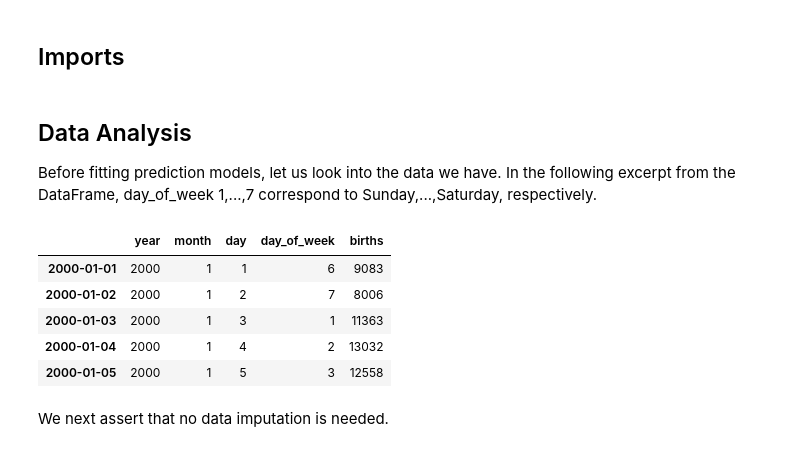
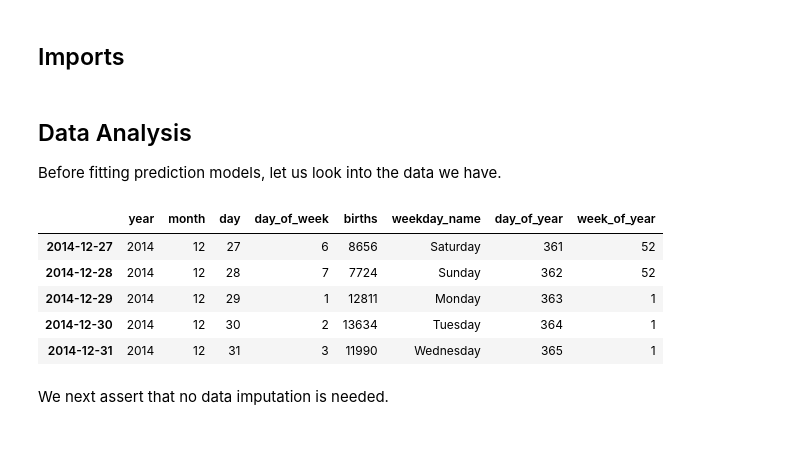
Before and after one commit to inon-peled/dtu_bda_project, a Jupyter notebook: bda_project_us_births.ipynb, the cells around one changed output. Saved outputs shown, nothing was run; the diff lists cells and outputs as text; code cells hidden in the pictures.

```diff
--- a/bda_project_us_births.ipynb
+++ b/bda_project_us_births.ipynb
@@ -16,22 +15,25 @@ import pandas as pd
 # %% [markdown]
 ## Data Analysis
 
-Before fitting prediction models, let us look into the data we have. In the following excerpt from the DataFrame, day_of_week 1,...,7 correspond to Sunday,...,Saturday, respectively.
+Before fitting prediction models, let us look into the data we have.
 # %%
 births_2000s_df = pd.read_csv('US_births_2000-2014_SSA.csv')
 births_2000s_df_with_index = births_2000s_df\
     .rename(columns={'date_of_month': 'day'})\
     .set_index(pd.to_datetime(
         births_2000s_df.rename(columns={'date_of_month': 'day'})
-        [['year', 'month', 'day']]))
-births_2000s_df_with_index.head()
+        [['year', 'month', 'day']]))\
+    .assign(weekday_name=lambda df: df.index.weekday_name)\
+    .assign(day_of_year=lambda df: df.index.dayofyear)\
+    .assign(week_of_year=lambda df: df.index.weekofyear)
+births_2000s_df_with_index.tail()
 # %% [output]
-|  | year | month | day | day_of_week | births |
-| 2000-01-01 | 2000 | 1 | 1 | 6 | 9083 |
-| 2000-01-02 | 2000 | 1 | 2 | 7 | 8006 |
-| 2000-01-03 | 2000 | 1 | 3 | 1 | 11363 |
-| 2000-01-04 | 2000 | 1 | 4 | 2 | 13032 |
-| 2000-01-05 | 2000 | 1 | 5 | 3 | 12558 |
+|  | year | month | day | day_of_week | births | weekday_name | day_of_year | week_of_year |
+| 2014-12-27 | 2014 | 12 | 27 | 6 | 8656 | Saturday | 361 | 52 |
+| 2014-12-28 | 2014 | 12 | 28 | 7 | 7724 | Sunday | 362 | 52 |
+| 2014-12-29 | 2014 | 12 | 29 | 1 | 12811 | Monday | 363 | 1 |
+| 2014-12-30 | 2014 | 12 | 30 | 2 | 13634 | Tuesday | 364 | 1 |
+| 2014-12-31 | 2014 | 12 | 31 | 3 | 11990 | Wednesday | 365 | 1 |
 # %% [markdown]
 We next assert that no data imputation is needed.
 # %%
```
Also changed, not shown: parts of 7 cells of this notebook.
